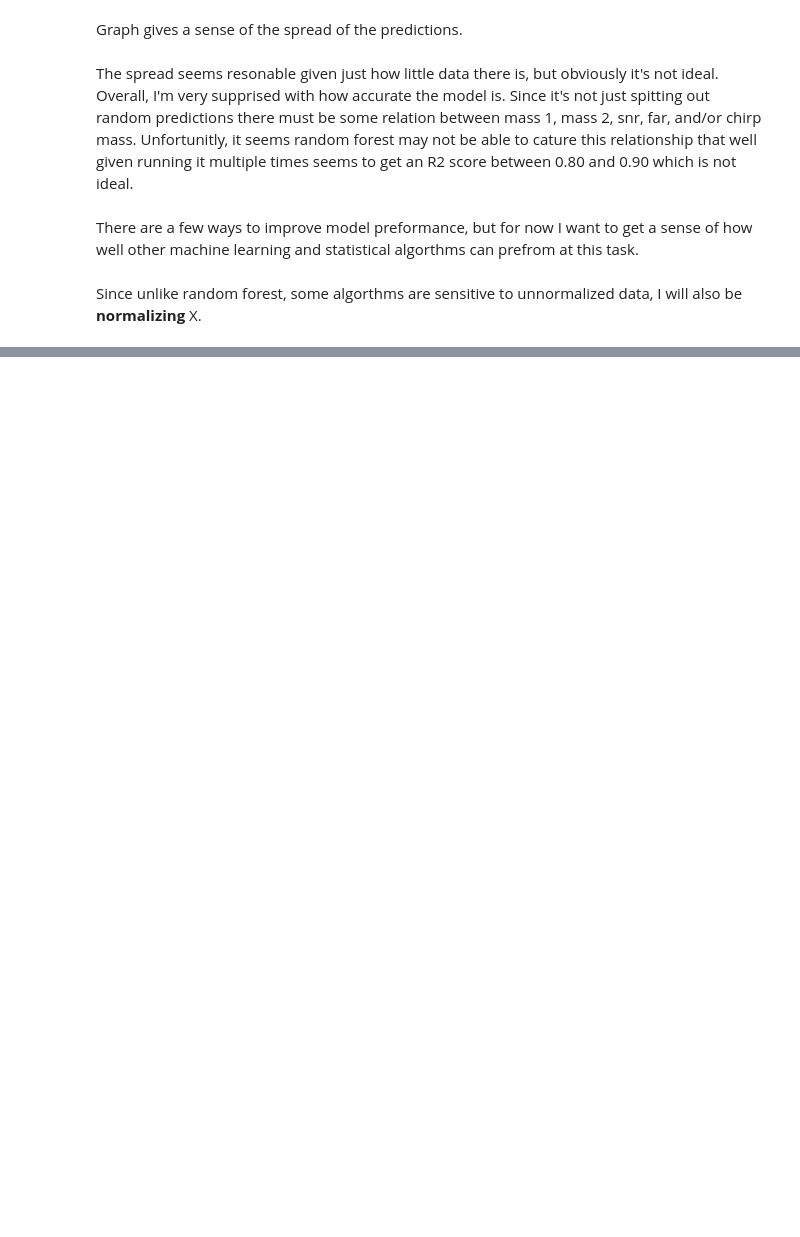
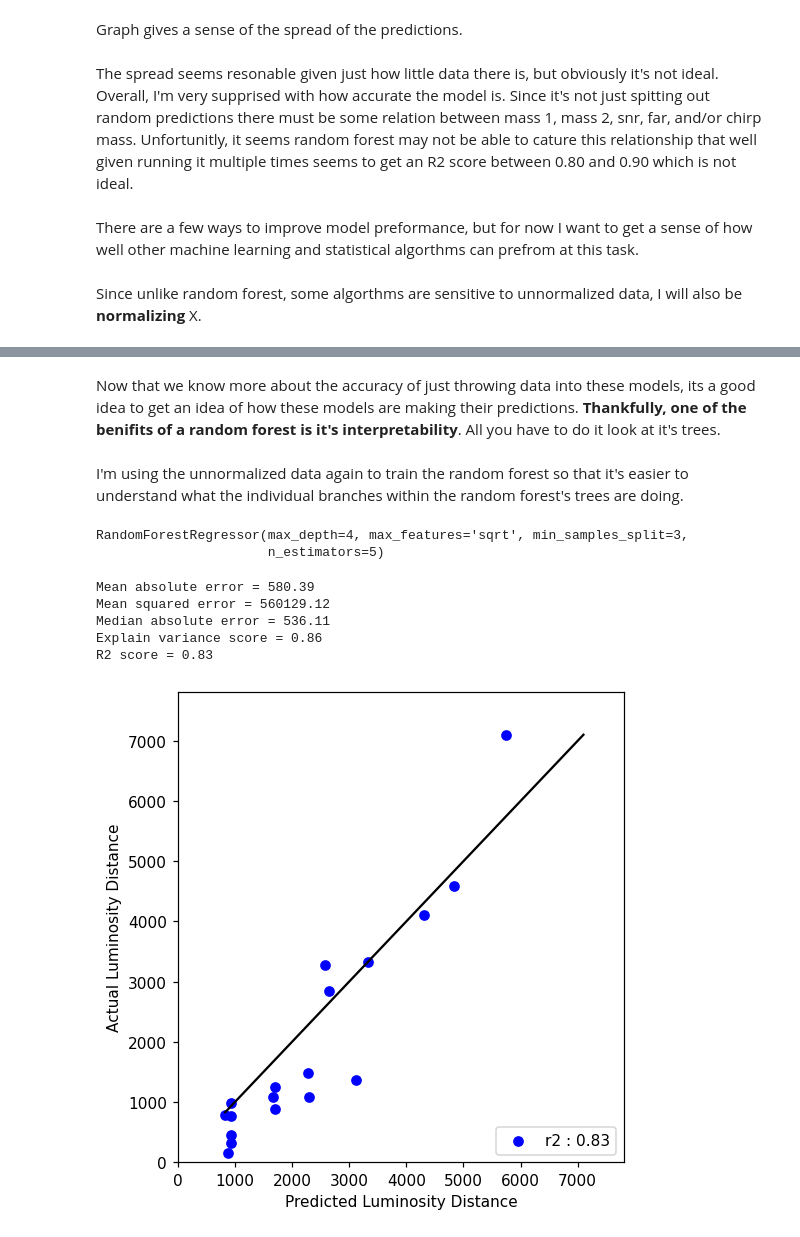
Before and after one commit to AndrewValentini/Gravitational-Waves-Research-23-24, a Jupyter notebook: Data Analysis/Regression.ipynb, the cells around one changed output, grey strips where cells are left out. Drawn from its saved outputs; the diff is of its cells as text; code cells hidden in the pictures; blank space fills up the shorter version.

```diff
--- a/Data Analysis/Regression.ipynb
+++ b/Data Analysis/Regression.ipynb
@@ -265,0 +265,60 @@ Unsuprisingly, Random Forest and Support Vector regression are clearly better. A
+# %% [markdown]
+Now that we know more about the accuracy of just throwing data into these models, its a good idea to get an idea of how these models are making their predictions. **Thankfully, one of the benifits of a random forest is it's interpretability**. All you have to do it look at it's trees.
+# %%
+feature_names = ["snr", "far", "chirp_mass", "total_mass", "mass_ratio"]
+target_names = ["luminosity_distance"]
+
+X = confident[feature_names]
+y = confident["luminosity_distance"]
+
+X_train, X_test, y_train, y_test = train_test_split(X, y, test_size=0.20) # spliting the data here
+# %% [markdown]
+I'm using the unnormalized data again to train the random forest so that it's easier to understand what the individual branches within the random forest's trees are doing.
+# %%
+rf = RandomForestRegressor(n_estimators = 5,
+                           min_samples_split = 3,
+                           max_depth=4,
+                           max_features = "sqrt",
+                           bootstrap = True)
+# I'm intentially using a less powerful model with only 5 trees and a max_depth of 4 so that it is easier to interpret
+
+rf.fit(X_train, y_train)
+# %% [output]
+RandomForestRegressor(max_depth=4, max_features='sqrt', min_samples_split=3,
+                      n_estimators=5)
+# %%
+y_test_pred = rf.predict(X_test)
+
+print("Mean absolute error =", round(sm.mean_absolute_error(y_test, y_test_pred), 2))
+print("Mean squared error =", round(sm.mean_squared_error(y_test, y_test_pred), 2))
+print("Median absolute error =", round(sm.median_absolute_error(y_test, y_test_pred), 2))
+print("Explain variance score =", round(sm.explained_variance_score(y_test, y_test_pred), 2))
+print("R2 score =", round(sm.r2_score(y_test, y_test_pred), 2))
+# %% [output]
+Mean absolute error = 580.39
+Mean squared error = 560129.12
+Median absolute error = 536.11
+Explain variance score = 0.86
+R2 score = 0.83
+# %%
+fig, ax = plt.subplots(1, 1, figsize=(5, 5), dpi = 110)
+
+ax.scatter(y_test_pred, y_test, color="blue")
+
+min_test = [min(y_test), min(y_test_pred)]
+max_test = [max(y_test), max(y_test_pred)]
+x = np.linspace(max(min_test), max(max_test), 100)
+ax.plot(x,x, color = "black", label = "$\\{m_1} = \\{m_2}$")
+
+ax.legend([f'r2 : {sm.r2_score(y_test, y_test_pred):.2f}'], loc='lower right')
+
+ax.set_xlim(0, max(max_test) * 1.1)
+ax.set_ylim(0, max(max_test) * 1.1)
+
+ax.set_xlabel("Predicted Luminosity Distance")
+ax.set_ylabel("Actual Luminosity Distance")
+
+plt.tight_layout()
+plt.show()
+# %% [output]
+[figure, added]
```
Also changed, not shown: parts of 42 cells of this notebook, 5 other files.
